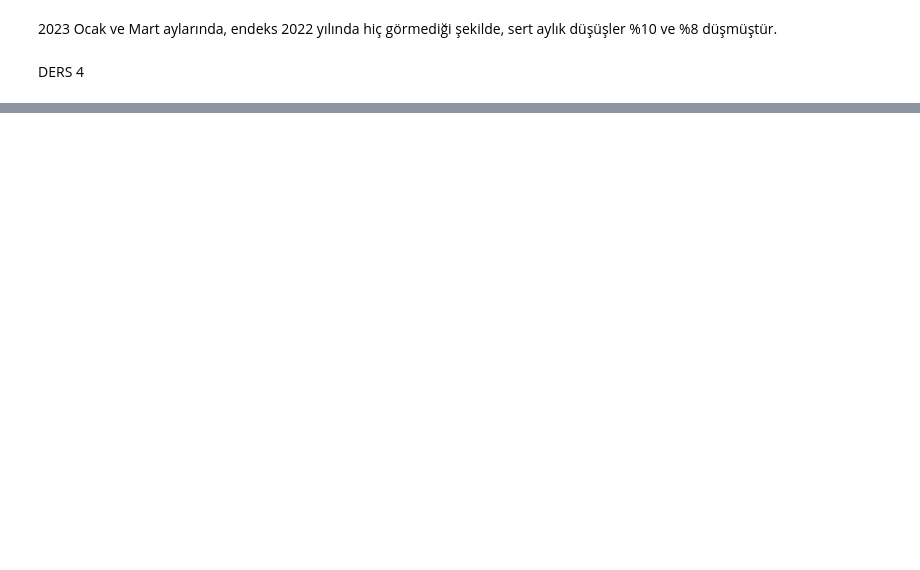
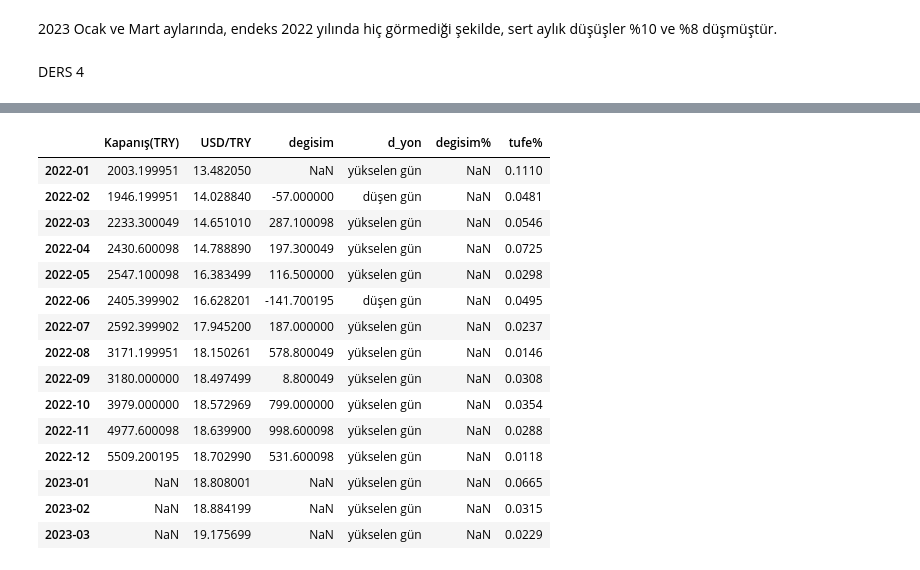
Before and after one commit to seydatasdan/GMKA_Seyda_Tasdan, a Jupyter notebook: DersNotları.ipynb, the cells around one changed output, grey strips where cells are left out. Drawn from its saved outputs; the diff is of its cells as text; code cells hidden in the pictures; blank space fills up the shorter version.

```diff
--- a/DersNotları.ipynb
+++ b/DersNotları.ipynb
@@ -506,3 +511,5 @@ px.bar(Veri_as, y='degisim',
 2023 Ocak ve Mart aylarında, endeks 2022 yılında hiç görmediği şekilde, sert aylık düşüşler %10 ve %8 düşmüştür.
 # %% [markdown]
 DERS 4
+# %%
+url = "https://www.tcmb.gov.tr/wps/wcm/connect/TR/TCMB+TR/Main+Menu/Istatistikler/Enflasyon+Verileri/Tuketici+Fiyatlari"
@@ -508,0 +553,20 @@ DERS 4
+# %%
+Veri_enf = pd.concat([Veri_as, tufe], axis=1)
+Veri_enf
+# %% [output]
+|  | Kapanış(TRY) | USD/TRY | degisim | d_yon | degisim% | tufe% |
+| 2022-01 | 2003.199951 | 13.482050 | NaN | yükselen gün | NaN | 0.1110 |
+| 2022-02 | 1946.199951 | 14.028840 | -57.000000 | düşen gün | NaN | 0.0481 |
+| 2022-03 | 2233.300049 | 14.651010 | 287.100098 | yükselen gün | NaN | 0.0546 |
+| 2022-04 | 2430.600098 | 14.788890 | 197.300049 | yükselen gün | NaN | 0.0725 |
+| 2022-05 | 2547.100098 | 16.383499 | 116.500000 | yükselen gün | NaN | 0.0298 |
+| 2022-06 | 2405.399902 | 16.628201 | -141.700195 | düşen gün | NaN | 0.0495 |
+| 2022-07 | 2592.399902 | 17.945200 | 187.000000 | yükselen gün | NaN | 0.0237 |
+| 2022-08 | 3171.199951 | 18.150261 | 578.800049 | yükselen gün | NaN | 0.0146 |
+| 2022-09 | 3180.000000 | 18.497499 | 8.800049 | yükselen gün | NaN | 0.0308 |
+| 2022-10 | 3979.000000 | 18.572969 | 799.000000 | yükselen gün | NaN | 0.0354 |
+| 2022-11 | 4977.600098 | 18.639900 | 998.600098 | yükselen gün | NaN | 0.0288 |
+| 2022-12 | 5509.200195 | 18.702990 | 531.600098 | yükselen gün | NaN | 0.0118 |
+| 2023-01 | NaN | 18.808001 | NaN | yükselen gün | NaN | 0.0665 |
+| 2023-02 | NaN | 18.884199 | NaN | yükselen gün | NaN | 0.0315 |
+| 2023-03 | NaN | 19.175699 | NaN | yükselen gün | NaN | 0.0229 |
```
Also changed, not shown: parts of 9 cells of this notebook.
